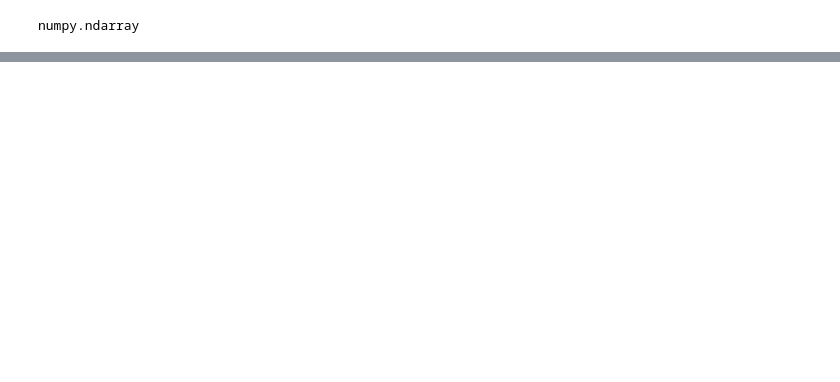
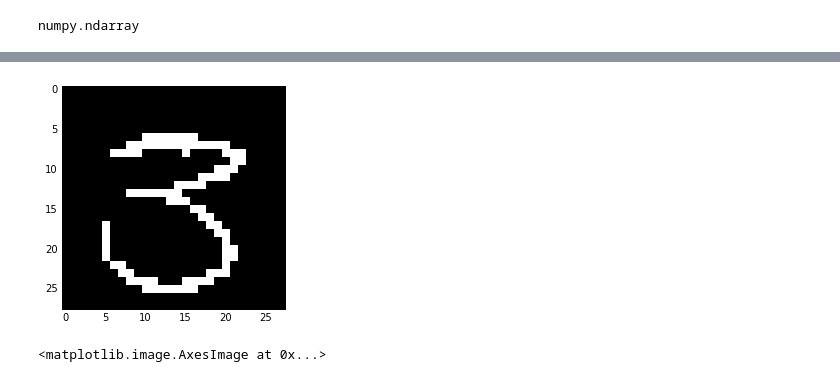
Before and after one commit to mrbazzik/mnist, a Jupyter notebook: Classifying a digit (MNIST).ipynb, the cells around one changed output, grey strips where cells are left out. Saved outputs shown, nothing was run; the diff lists cells and outputs as text; code cells hidden in the pictures; blank space fills up the shorter version.

```diff
--- a/Classifying a digit (MNIST).ipynb
+++ b/Classifying a digit (MNIST).ipynb
@@ -63,0 +64,8 @@ pylab.imshow(np.reshape(X_train_scaled[4,:],(28,28)), cmap="gray", interpolation
+# %%
+a = pylab.imshow(np.reshape(X_train.ix[7,:],(28,28)), cmap='gray', vmin=127, vmax=128,interpolation='nearest')
+# %% [output]
+[figure, added]
+# %%
+a
+# %% [output]
+<matplotlib.image.AxesImage at 0x...>
```
Also changed, not shown: parts of 4 cells of this notebook.
